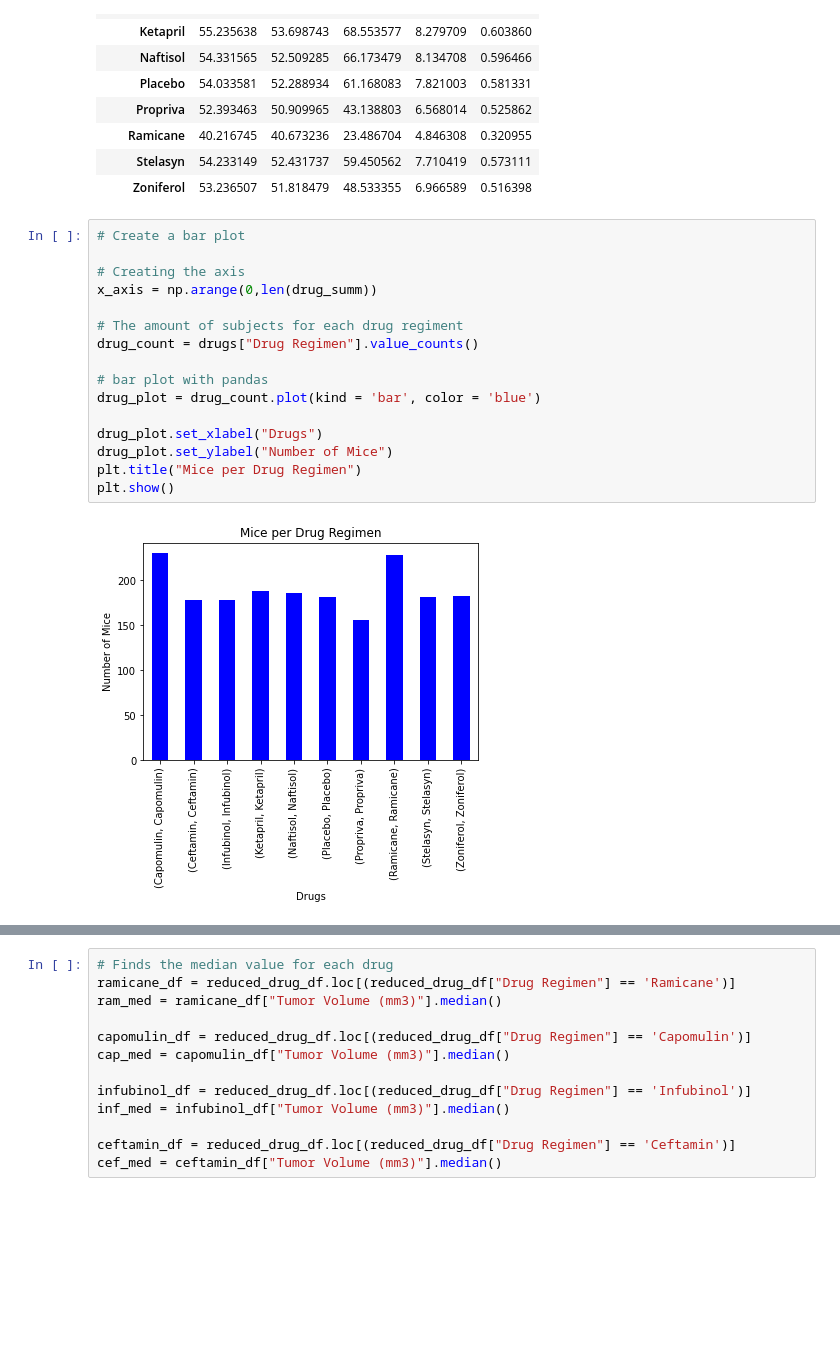
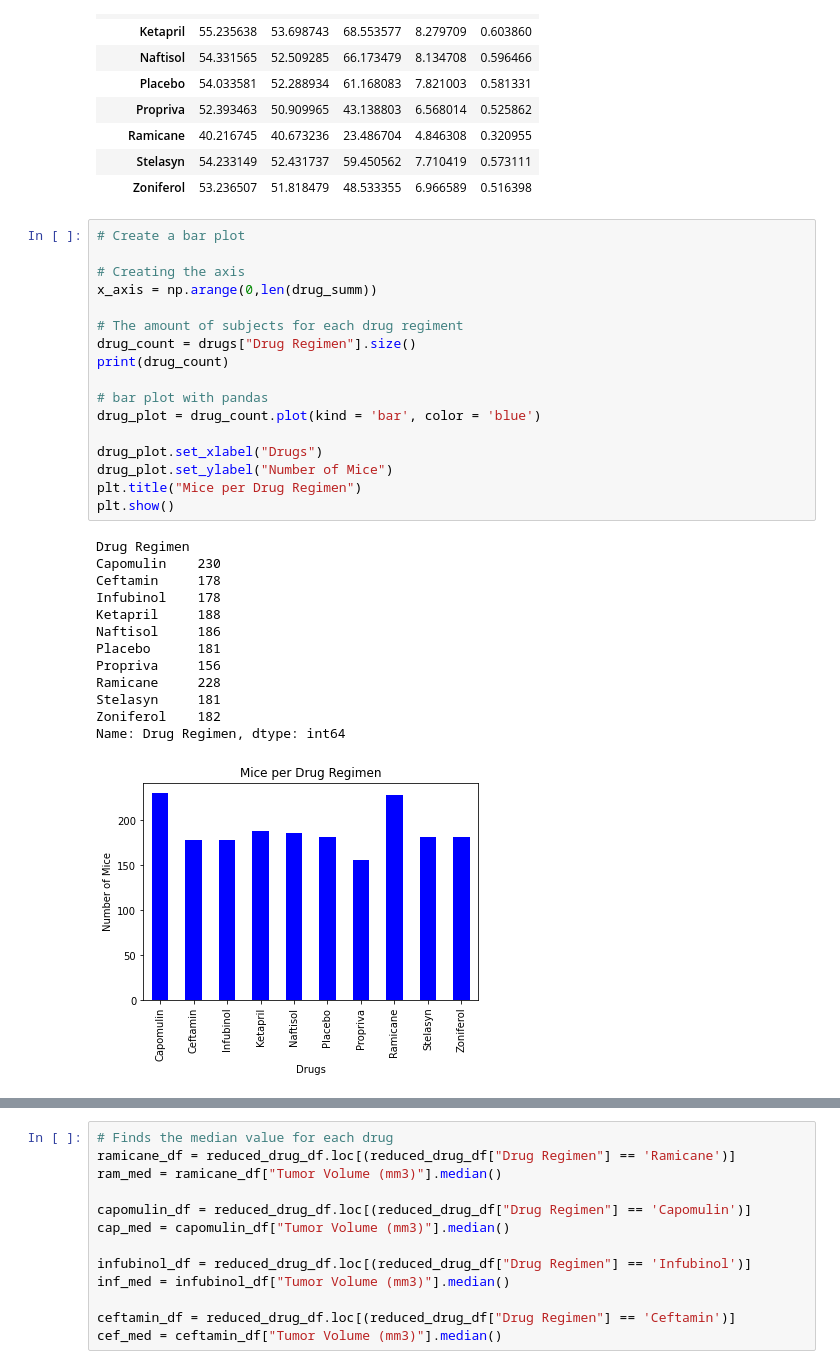
Before and after one commit to kplam624/Mice-Drug-Analysis, a Jupyter notebook: Submission/main.ipynb, the cells around one changed output, grey strips where cells are left out. Cells and saved outputs as stored; diff of their text form; blank space fills up the shorter version.

```diff
--- a/Submission/main.ipynb
+++ b/Submission/main.ipynb
@@ -125,21 +170,34 @@ drug_summ
 # %%
 # Create a bar plot
 
 # Creating the axis
 x_axis = np.arange(0,len(drug_summ))
 
 # The amount of subjects for each drug regiment
-drug_count = drugs["Drug Regimen"].value_counts()
+drug_count = drugs["Drug Regimen"].size()
+print(drug_count)
 
 # bar plot with pandas
 drug_plot = drug_count.plot(kind = 'bar', color = 'blue')
 
 drug_plot.set_xlabel("Drugs")
 drug_plot.set_ylabel("Number of Mice")
 plt.title("Mice per Drug Regimen")
 plt.show()
 # %% [output]
+Drug Regimen
+Capomulin    230
+Ceftamin     178
+Infubinol    178
+Ketapril     188
+Naftisol     186
+Placebo      181
+Propriva     156
+Ramicane     228
+Stelasyn     181
+Zoniferol    182
+Name: Drug Regimen, dtype: int64
-[figure, old version]
+[figure, new version]
 # %%
 # bar plot using matplotlib
 
```
Also changed, not shown: parts of 20 cells of this notebook.
